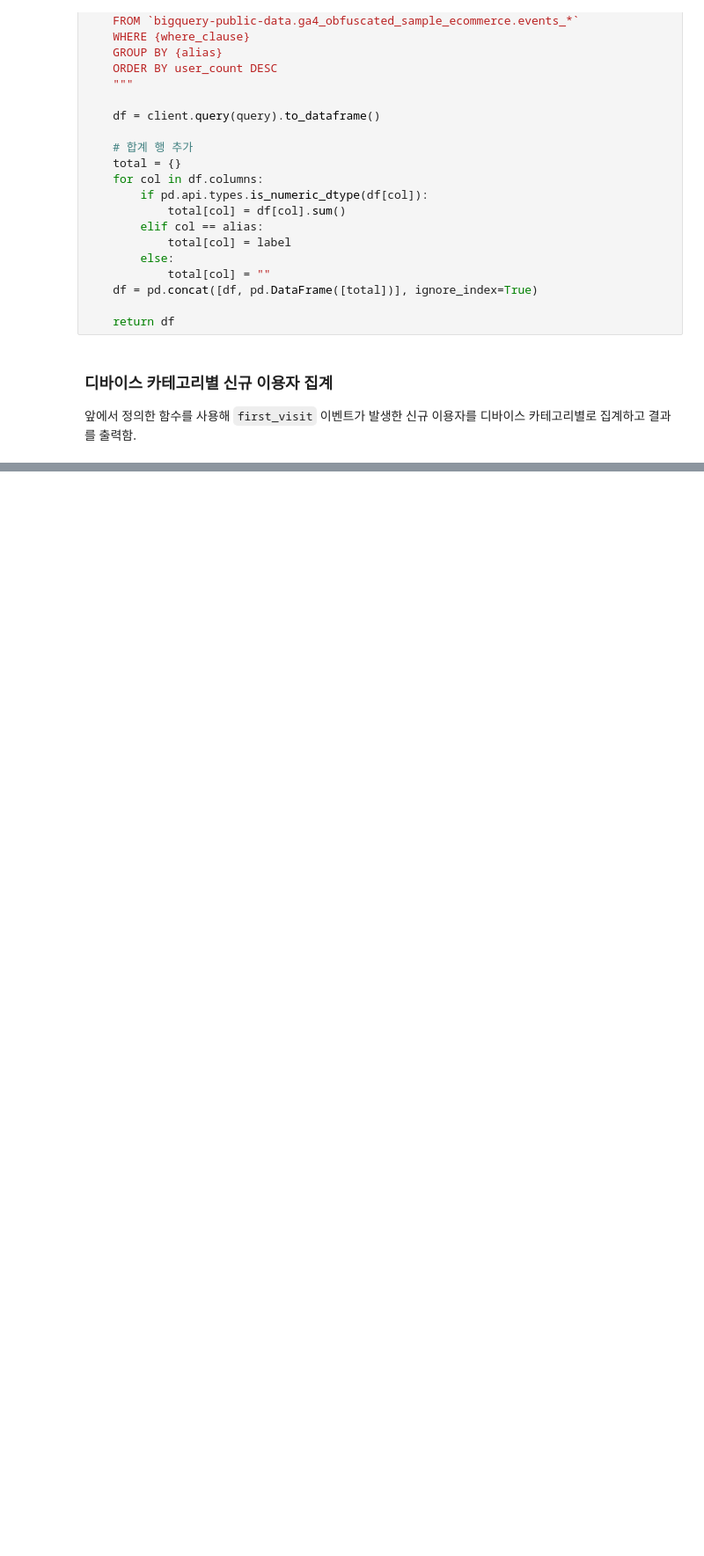
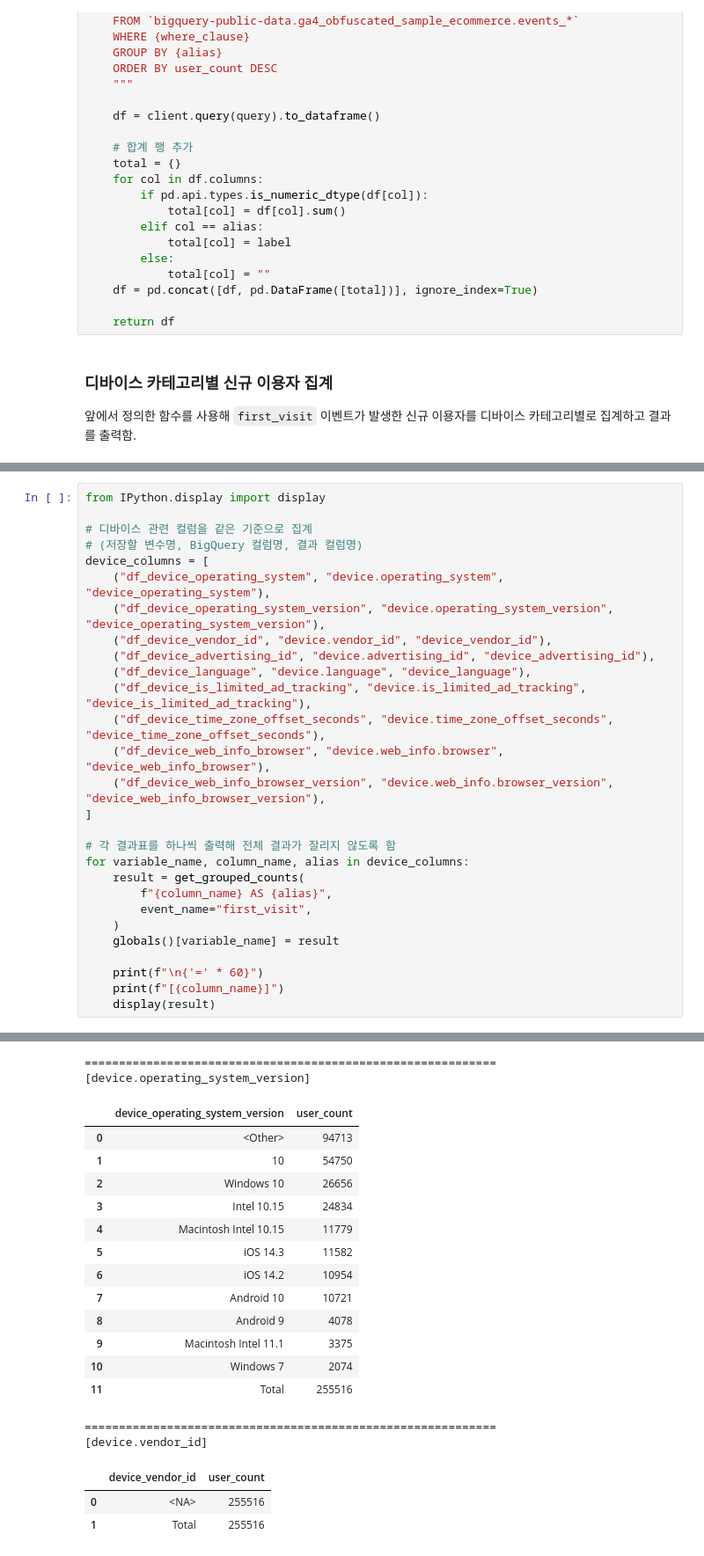
Before and after one commit to bulsajo1/ecommerce-product-analysis-project, a Jupyter notebook: data_analysis/A(acquisition).ipynb, the cells around one changed output, grey strips where cells are left out. Shown at 88% size. Saved outputs shown, nothing was run; the diff lists cells and outputs as text; blank space fills up the shorter version.

Commit message:
디바이스 컬럼들에 대한 데이터 품질 검증

```diff
--- a/data_analysis/A(acquisition).ipynb
+++ b/data_analysis/A(acquisition).ipynb
@@ -986,0 +1239,29 @@ print(df_device)
+# %%
+from IPython.display import display
+
+# 디바이스 관련 컬럼을 같은 기준으로 집계
+# (저장할 변수명, BigQuery 컬럼명, 결과 컬럼명)
+device_columns = [
+    ("df_device_operating_system", "device.operating_system", "device_operating_system"),
+    ("df_device_operating_system_version", "device.operating_system_version", "device_operating_system_version"),
+    ("df_device_vendor_id", "device.vendor_id", "device_vendor_id"),
+    ("df_device_advertising_id", "device.advertising_id", "device_advertising_id"),
+    ("df_device_language", "device.language", "device_language"),
+    ("df_device_is_limited_ad_tracking", "device.is_limited_ad_tracking", "device_is_limited_ad_tracking"),
+    ("df_device_time_zone_offset_seconds", "device.time_zone_offset_seconds", "device_time_zone_offset_seconds"),
+    ("df_device_web_info_browser", "device.web_info.browser", "device_web_info_browser"),
+    ("df_device_web_info_browser_version", "device.web_info.browser_version", "device_web_info_browser_version"),
+]
+
+# 각 결과표를 하나씩 출력해 전체 결과가 잘리지 않도록 함
+for variable_name, column_name, alias in device_columns:
+    result = get_grouped_counts(
+        f"{column_name} AS {alias}",
+        event_name="first_visit",
+    )
+    globals()[variable_name] = result
+
+    print(f"\n{'=' * 60}")
+    print(f"[{column_name}]")
+    display(result)
+# %% [output]
@@ -986,0 +1278,20 @@ print(df_device)
+============================================================
+[device.operating_system_version]
+|  | device_operating_system_version | user_count |
+| 0 | <Other> | 94713 |
+| 1 | 10 | 54750 |
+| 2 | Windows 10 | 26656 |
+| 3 | Intel 10.15 | 24834 |
+| 4 | Macintosh Intel 10.15 | 11779 |
+| 5 | iOS 14.3 | 11582 |
+| 6 | iOS 14.2 | 10954 |
+| 7 | Android 10 | 10721 |
+| 8 | Android 9 | 4078 |
+| 9 | Macintosh Intel 11.1 | 3375 |
+| 10 | Windows 7 | 2074 |
+| 11 | Total | 255516 |
+============================================================
+[device.vendor_id]
+|  | device_vendor_id | user_count |
+| 0 | <NA> | 255516 |
+| 1 | Total | 255516 |
```
Also changed, not shown: parts of 19 cells of this notebook.
